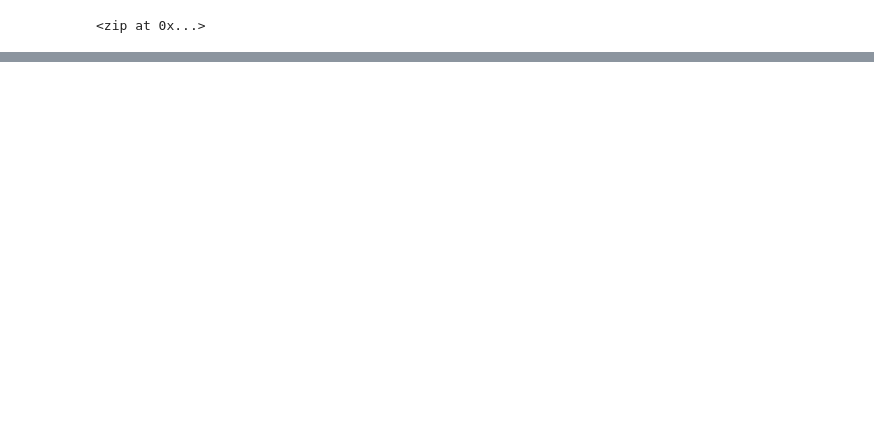
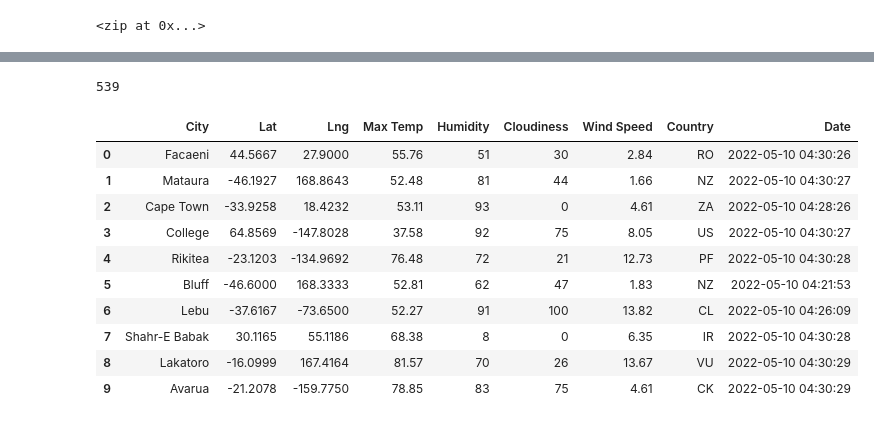
Before and after one commit to charlotterotner/World_Weather_Analysis, a Jupyter notebook: WeatherPy.ipynb, the cells around one changed output, grey strips where cells are left out. Drawn from its saved outputs; the diff is of its cells as text; code cells hidden in the pictures; blank space fills up the shorter version.

Commit message:
Modifying .gitignore and adding WeatherPy File.

```diff
--- a/WeatherPy.ipynb
+++ b/WeatherPy.ipynb
@@ -5,0 +12,4 @@ import numpy as np
+# %%
+# Starting URL for Weather Map API Call.
+url = "http://api.openweathermap.org/data/2.5/weather?units=Imperial&APPID=" + weather_api_key
+print(url)
@@ -62,28 +67,0 @@ from Config import weather_api_key
-# %%
-# Create an empty list to hold the weather data.
-city_data = []
-# Print the beginning of the logging.
-print("Beginning Data Retrieval     ")
-print("-----------------------------")
-
-# Create counters.
-record_count = 1
-set_count = 1
-
-# Loop through all the cities in our list.
-for i in range(len(cities)):
-
-    # Group cities in sets of 50 for logging purposes.
-    if (i % 50 == 0 and i >= 50):
-        set_count += 1
-        record_count = 1
-        time.sleep(60)
-
-    # Create endpoint URL with each city.
-    city_url = url + "&q=" + cities[i]
-
-
-    # Log the URL, record, and set numbers and the city.
-    print(f"Processing Record {record_count} of Set {set_count} | {city}")
-    # Add 1 to the record count.
-    record_count += 1
@@ -89,0 +152,20 @@ for i in range(len(cities)):
+# %%
+len(city_data)
+# %% [output]
+539
+# %%
+# Convert the array of dictionaries to a Pandas DataFrame.
+city_data_df = pd.DataFrame(city_data)
+city_data_df.head(10)
+# %% [output]
+|  | City | Lat | Lng | Max Temp | Humidity | Cloudiness | Wind Speed | Country | Date |
+| 0 | Facaeni | 44.5667 | 27.9000 | 55.76 | 51 | 30 | 2.84 | RO | 2022-05-10 04:30:26 |
+| 1 | Mataura | -46.1927 | 168.8643 | 52.48 | 81 | 44 | 1.66 | NZ | 2022-05-10 04:30:27 |
+| 2 | Cape Town | -33.9258 | 18.4232 | 53.11 | 93 | 0 | 4.61 | ZA | 2022-05-10 04:28:26 |
+| 3 | College | 64.8569 | -147.8028 | 37.58 | 92 | 75 | 8.05 | US | 2022-05-10 04:30:27 |
+| 4 | Rikitea | -23.1203 | -134.9692 | 76.48 | 72 | 21 | 12.73 | PF | 2022-05-10 04:30:28 |
+| 5 | Bluff | -46.6000 | 168.3333 | 52.81 | 62 | 47 | 1.83 | NZ | 2022-05-10 04:21:53 |
+| 6 | Lebu | -37.6167 | -73.6500 | 52.27 | 91 | 100 | 13.82 | CL | 2022-05-10 04:26:09 |
+| 7 | Shahr-E Babak | 30.1165 | 55.1186 | 68.38 | 8 | 0 | 6.35 | IR | 2022-05-10 04:30:28 |
+| 8 | Lakatoro | -16.0999 | 167.4164 | 81.57 | 70 | 26 | 13.67 | VU | 2022-05-10 04:30:29 |
+| 9 | Avarua | -21.2078 | -159.7750 | 78.85 | 83 | 75 | 4.61 | CK | 2022-05-10 04:30:29 |
```
Also changed, not shown: parts of 9 cells of this notebook, 3 other files.
